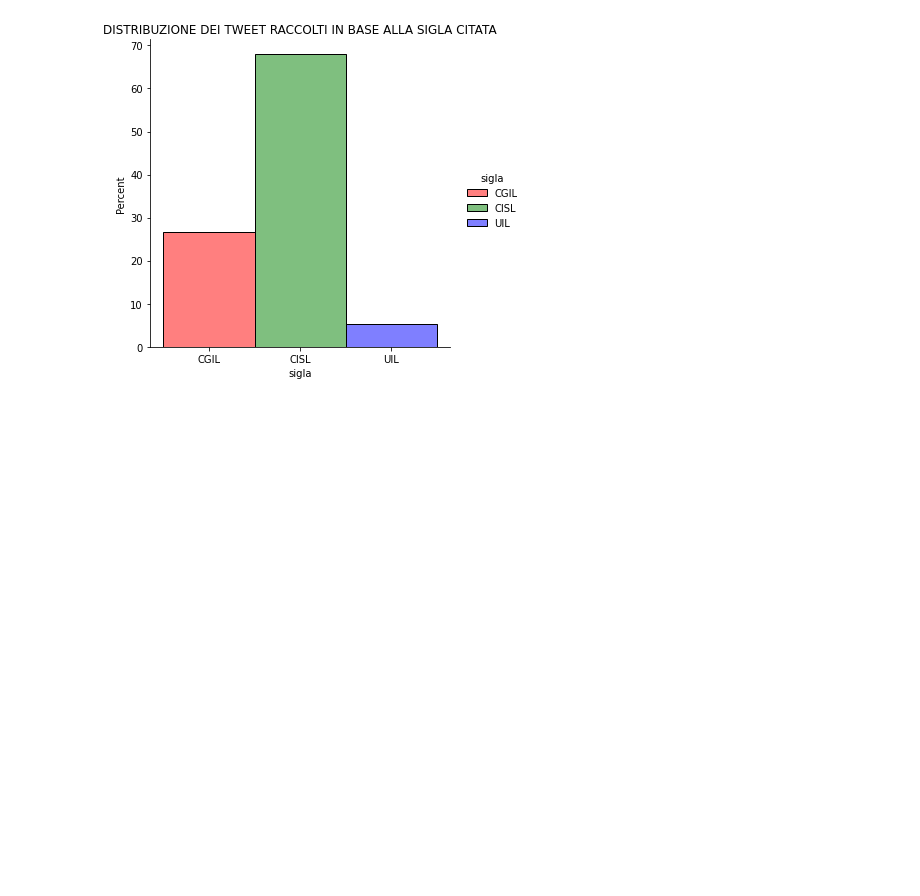
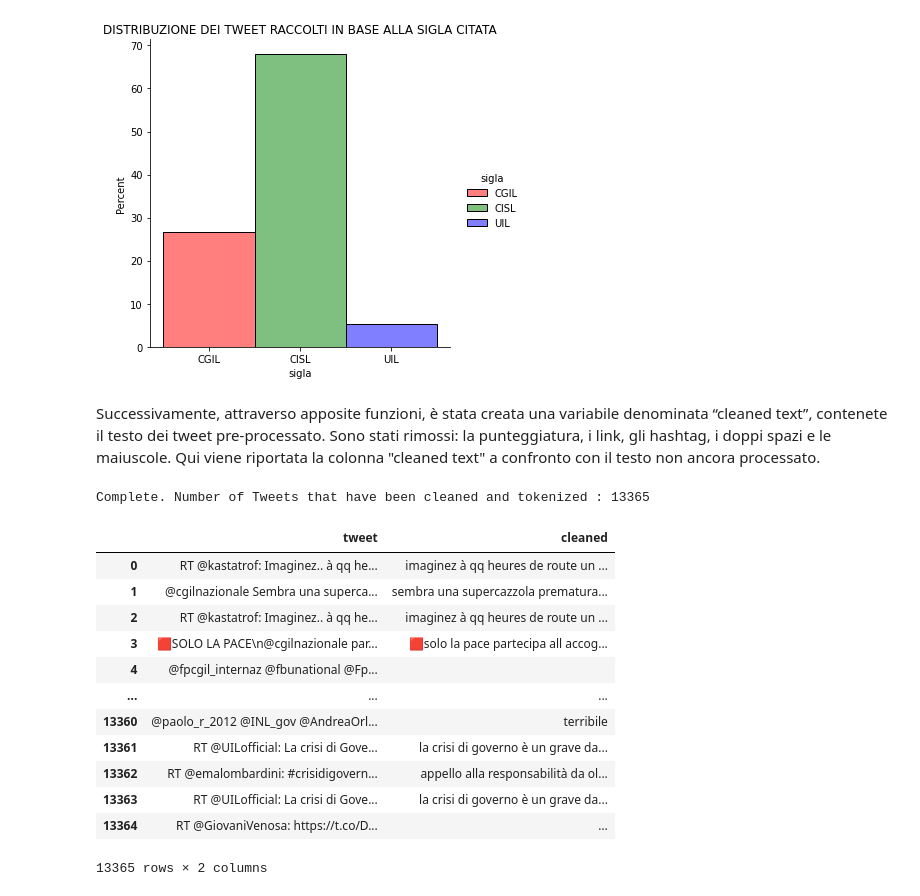
Before and after one commit to paolofesta/prove, a Jupyter notebook: scrittura.ipynb, the cells around one changed output. Saved outputs shown, nothing was run; the diff lists cells and outputs as text; code cells hidden in the pictures; blank space fills up the shorter version.

```diff
--- a/scrittura.ipynb
+++ b/scrittura.ipynb
@@ -131,3 +132,24 @@ plt.title('DISTRIBUZIONE DEI TWEET RACCOLTI IN BASE ALLA SIGLA CITATA')
 print()
 # %% [output]
 [figure]
+# %% [markdown]
+ Successivamente, attraverso apposite funzioni, è stata creata una variabile denominata “cleaned text”, contenete il testo dei tweet pre-processato. Sono stati rimossi: la punteggiatura, i link, gli hashtag, i doppi spazi e le maiuscole. Qui viene riportata la colonna "cleaned text" a confronto con il testo non ancora processato.
+# %%
+#@title
+df3=clean_tweets(df2)
+df3 #non faccio tokenizzazione e lemmatizzazione perchè FEEL-IT funziona con le frasi di senso compiuto
+# %% [output]
+Complete. Number of Tweets that have been cleaned and tokenized : 13365
+|  | tweet | cleaned |
+| 0 | RT @kastatrof: Imaginez.. à qq he... | imaginez à qq heures de route un ... |
+| 1 | @cgilnazionale Sembra una superca... | sembra una supercazzola prematura... |
+| 2 | RT @kastatrof: Imaginez.. à qq he... | imaginez à qq heures de route un ... |
+| 3 | 🟥SOLO LA PACE\n@cgilnazionale par... | 🟥solo la pace partecipa all accog... |
+| 4 | @fpcgil_internaz @fbunational @Fp... |  |
+| ... | ... | ... |
+| 13360 | @paolo_r_2012 @INL_gov @AndreaOrl... | terribile |
+| 13361 | RT @UILofficial: La crisi di Gove... | la crisi di governo è un grave da... |
+| 13362 | RT @emalombardini: #crisidigovern... | appello alla responsabilità da ol... |
+| 13363 | RT @UILofficial: La crisi di Gove... | la crisi di governo è un grave da... |
+| 13364 | RT @GiovaniVenosa: https://t.co/D... | … |
+13365 rows × 2 columns
```
Also changed, not shown: parts of 4 cells of this notebook.
